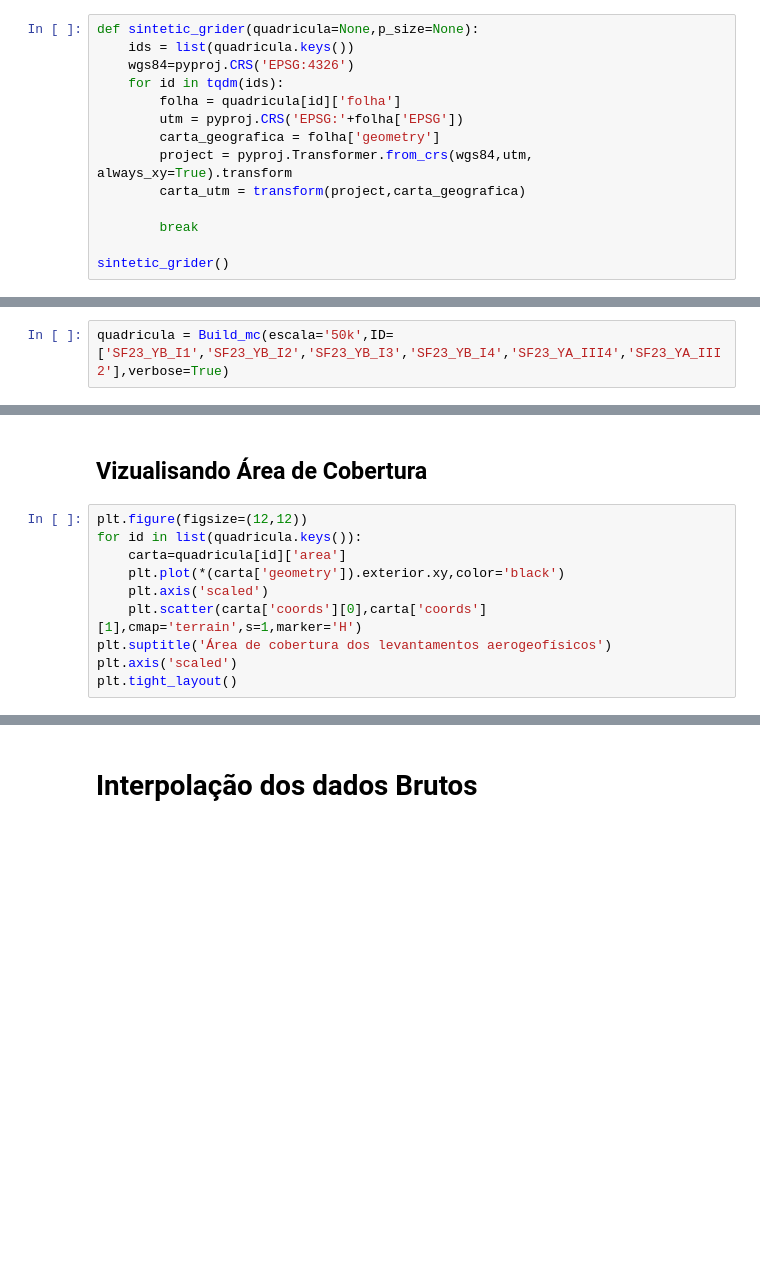
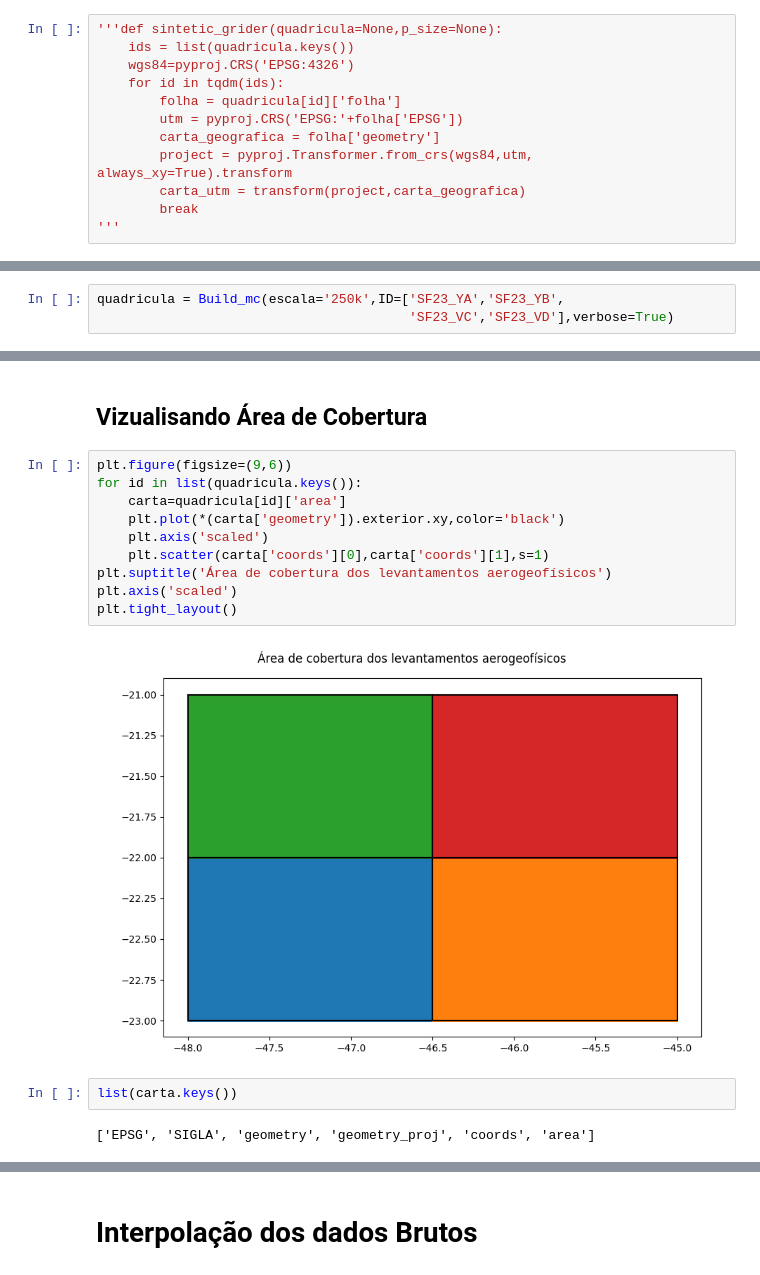
Before and after one commit to Gabriel-Goes/mapeamento_litologico_preditivo, a Jupyter notebook: projeto.ipynb, the cells around one changed output, grey strips where cells are left out. Drawn from its saved outputs; the diff is of its cells as text; blank space fills up the shorter version.

```diff
--- a/projeto.ipynb
+++ b/projeto.ipynb
@@ -35,5 +34,5 @@ warnings.filterwarnings("ignore")
 # %%
-def sintetic_grider(quadricula=None,p_size=None):
+'''def sintetic_grider(quadricula=None,p_size=None):
     ids = list(quadricula.keys())
     wgs84=pyproj.CRS('EPSG:4326')
     for id in tqdm(ids):
@@ -42,8 +41,6 @@ def sintetic_grider(quadricula=None,p_size=None):
         carta_geografica = folha['geometry']
         project = pyproj.Transformer.from_crs(wgs84,utm, always_xy=True).transform
         carta_utm = transform(project,carta_geografica)
-
         break
-
-sintetic_grider()
+'''
 # %% [output]
@@ -53,3 +50,4 @@ AttributeError: 'NoneType' object has no attribute 'keys'
 # %%
-quadricula = Build_mc(escala='50k',ID=['SF23_YB_I1','SF23_YB_I2','SF23_YB_I3','SF23_YB_I4','SF23_YA_III4','SF23_YA_III2'],verbose=True)
+quadricula = Build_mc(escala='250k',ID=['SF23_YA','SF23_YB',
+                                        'SF23_VC','SF23_VD'],verbose=True)
 # %% [output]
@@ -174,13 +259,19 @@ for id in list(quadricula.keys()):
 # %% [markdown]
 ## Vizualisando Área de Cobertura
 # %%
-plt.figure(figsize=(12,12))
+plt.figure(figsize=(9,6))
 for id in list(quadricula.keys()):
     carta=quadricula[id]['area']
     plt.plot(*(carta['geometry']).exterior.xy,color='black')
     plt.axis('scaled')
-    plt.scatter(carta['coords'][0],carta['coords'][1],cmap='terrain',s=1,marker='H')
+    plt.scatter(carta['coords'][0],carta['coords'][1],s=1)
 plt.suptitle('Área de cobertura dos levantamentos aerogeofísicos')
 plt.axis('scaled')
 plt.tight_layout()
+# %% [output]
+[figure, added]
+# %%
+list(carta.keys())
+# %% [output]
+['EPSG', 'SIGLA', 'geometry', 'geometry_proj', 'coords', 'area']
 # %%
```
Also changed, not shown: parts of 41 cells of this notebook, 5 other files.
